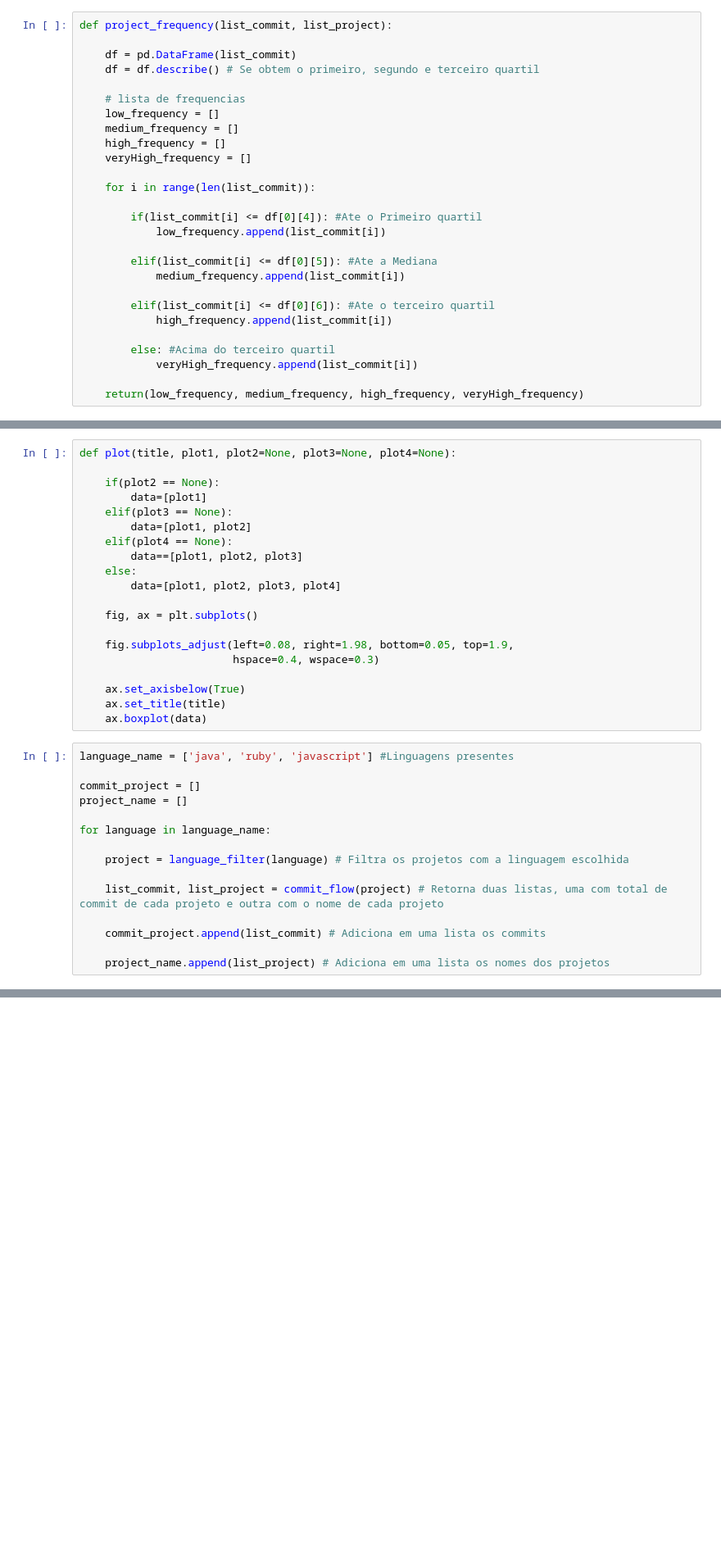
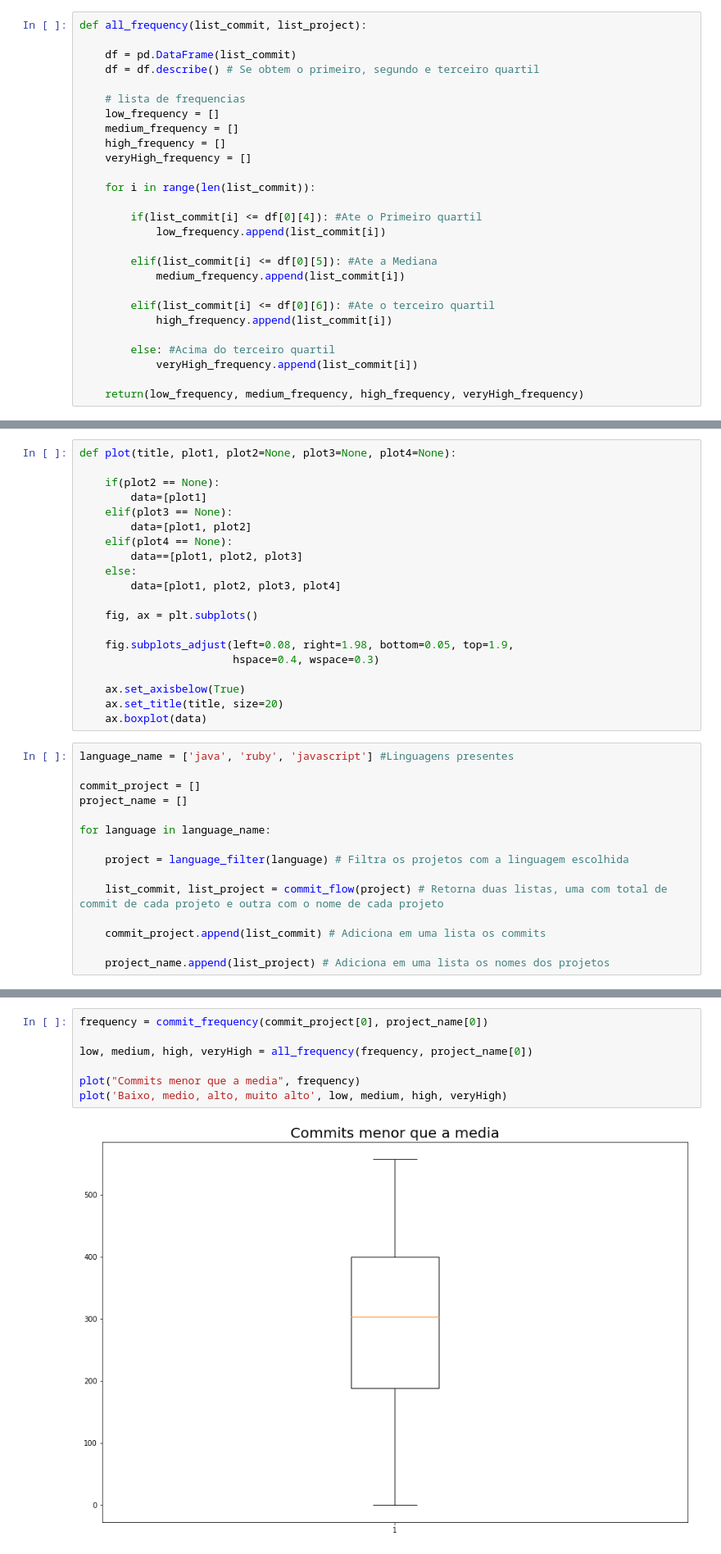
Before and after one commit to wagnernegrao/ci-analysis, a Jupyter notebook: ci_analysis.ipynb, the cells around one changed output, grey strips where cells are left out. Shown at 82% size. Drawn from its saved outputs; the diff is of its cells as text; blank space fills up the shorter version.

Commit message:
commits abixo da media

```diff
--- a/ci_analysis.ipynb
+++ b/ci_analysis.ipynb
@@ -77,7 +77,7 @@ def commit_flow(projects):
 <font size = 4/>
 * Frequência do projeto
 # %%
-def project_frequency(list_commit, list_project):
+def all_frequency(list_commit, list_project):
 
     df = pd.DataFrame(list_commit)
     df = df.describe() # Se obtem o primeiro, segundo e terceiro quartil
@@ -139,7 +139,7 @@ def plot(title, plot1, plot2=None, plot3=None, plot4=None):
                         hspace=0.4, wspace=0.3)
 
     ax.set_axisbelow(True)
-    ax.set_title(title)
+    ax.set_title(title, size=20)
     ax.boxplot(data)
 # %%
 language_name = ['java', 'ruby', 'javascript'] #Linguagens presentes
@@ -166,0 +159,9 @@ plot_test('Frequencia abaixo da media', frequency)
+# %%
+frequency = commit_frequency(commit_project[0], project_name[0])
+
+low, medium, high, veryHigh = all_frequency(frequency, project_name[0])
+
+plot("Commits menor que a media", frequency)
+plot('Baixo, medio, alto, muito alto', low, medium, high, veryHigh)
+# %% [output]
+[figure, added]
```
Also changed, not shown: parts of 7 cells of this notebook.
